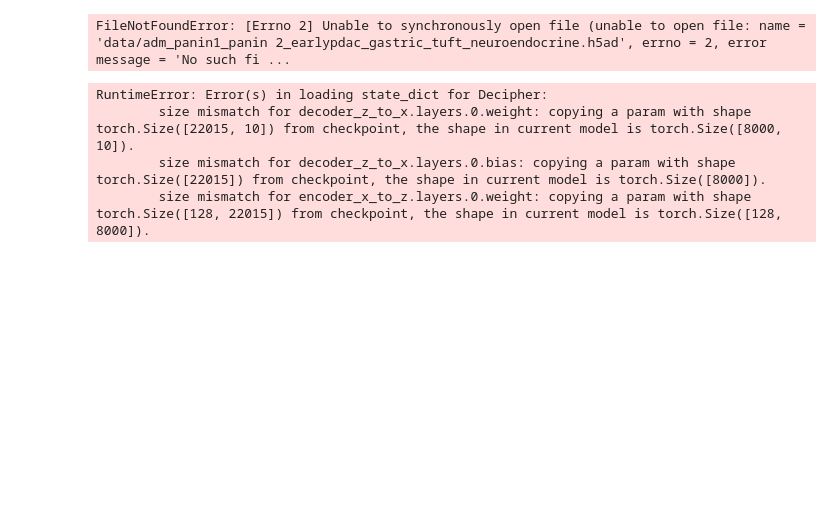
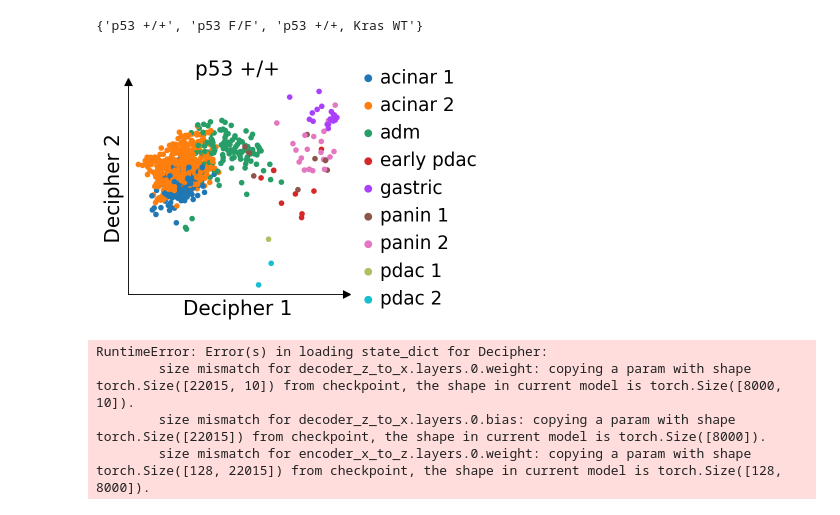
Before and after one commit to azizilab/decipher, a Jupyter notebook: dcf_test.ipynb, the cells around one changed output. Saved outputs shown, nothing was run; the diff lists cells and outputs as text; code cells hidden in the pictures; blank space fills up the shorter version.

```diff
--- a/dcf_test.ipynb
+++ b/dcf_test.ipynb
@@ -18,11 +18,17 @@ pd.set_option('display.max_columns', None)
 import decipher as dc
 dc.pl.activate_journal_quality()
 # %%
-run_id = 'adm_panin1_panin2_earlypdac_gastric_tuft_neuroendocrine'
+run_id = 'rm_tuft_neuroendocrine_acinar_tf_cd_8k'
 adata_hvg = sc.read(f'data/{run_id}.h5ad')
 adata_hvg.uns["decipher"]["run_id"] = run_id
+print(set(adata_hvg.obs["genotype"]))
+adata_WT = adata_hvg[adata_hvg.obs["genotype"] == "p53 +/+"]
 # %% [output]
-FileNotFoundError: [Errno 2] Unable to synchronously open file (unable to open file: name = 'data/adm_panin1_panin 2_earlypdac_gastric_tuft_neuroendocrine.h5ad', errno = 2, error message = 'No such fi ...
+{'p53 +/+', 'p53 F/F', 'p53 +/+, Kras WT'}
+# %%
+fig = dc.pl.decipher(adata_WT, ["cell_type"], title = 'p53 +/+')
+# %% [output]
+[figure, added]
 # %%
 # Add G1 and G2 cells gene expressions
 # gene_signature = pd.read_csv("data/gene_signatures.csv", dtype=str, keep_default_na=False, na_values=[])
```
Also changed, not shown: parts of 1 cell of this notebook, 4 other files.
